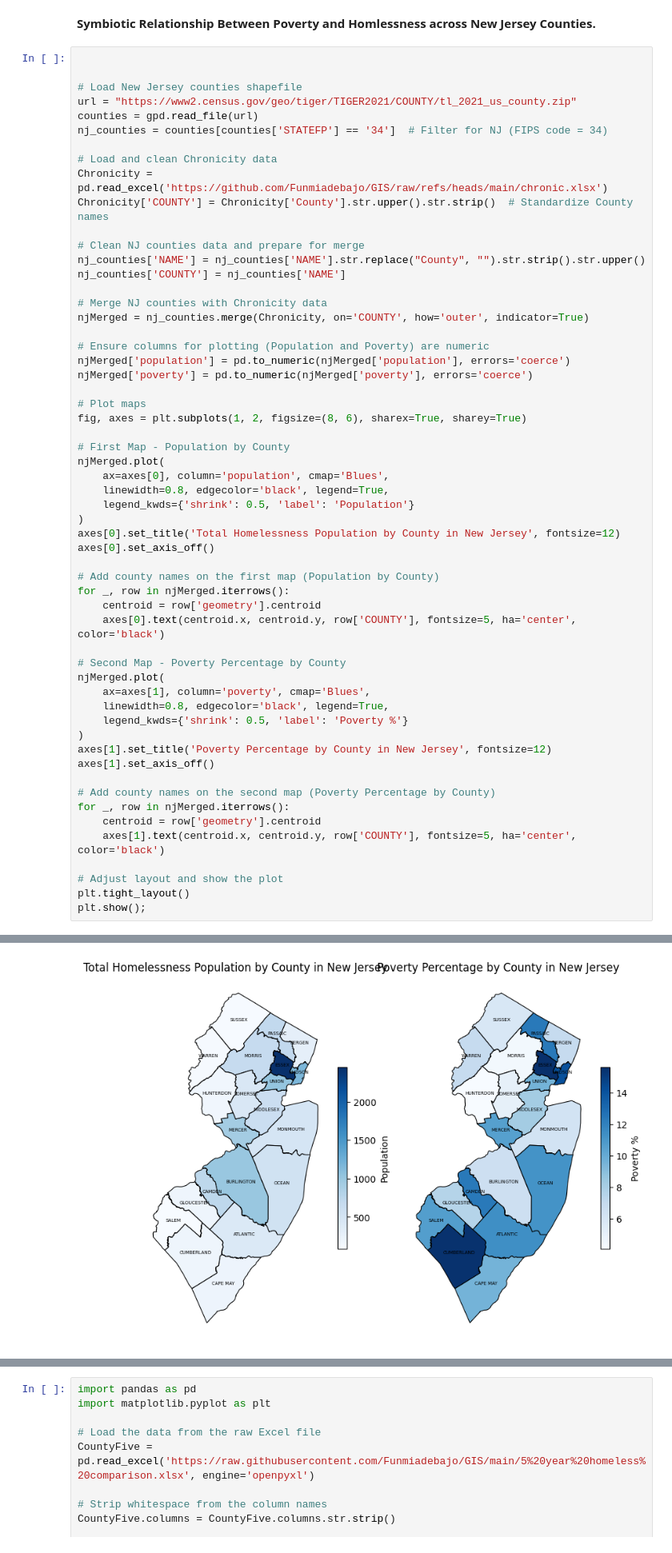
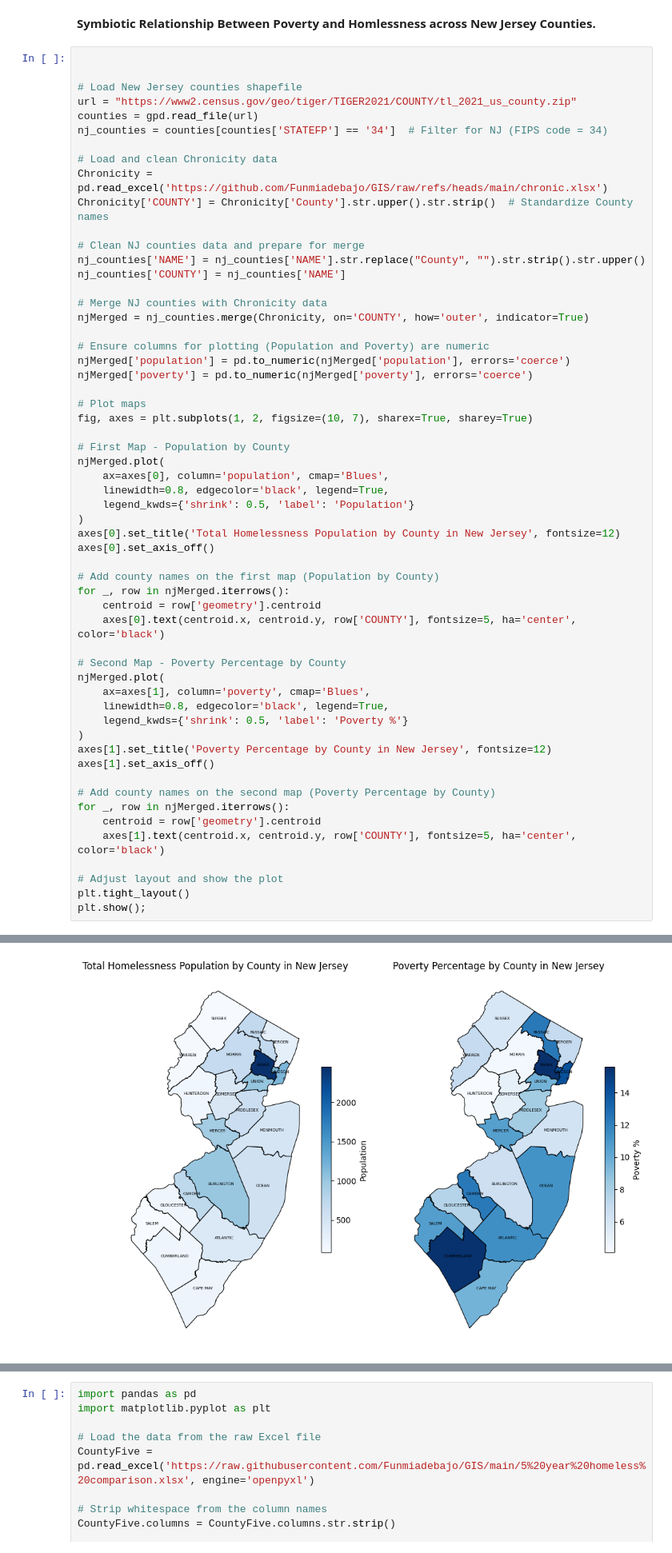
Before and after one commit to Funmiadebajo/GIS, a Jupyter notebook: PS4.ipynb, the cells around one changed output, grey strips where cells are left out. Shown at 80% size. Cells and saved outputs as stored; diff of their text form.

```diff
--- a/PS4.ipynb
+++ b/PS4.ipynb
@@ -68,7 +71,7 @@ njMerged['population'] = pd.to_numeric(njMerged['population'], errors='coerce')
 njMerged['poverty'] = pd.to_numeric(njMerged['poverty'], errors='coerce')
 
 # Plot maps
-fig, axes = plt.subplots(1, 2, figsize=(8, 6), sharex=True, sharey=True)
+fig, axes = plt.subplots(1, 2, figsize=(10, 7), sharex=True, sharey=True)
 
 # First Map - Population by County
 njMerged.plot(
@@ -85,32 +88,32 @@ for _, row in njMerged.iterrows():
     axes[0].text(centroid.x, centroid.y, row['COUNTY'], fontsize=5, ha='center', color='black')
 
 # Second Map - Poverty Percentage by County
 njMerged.plot(
     ax=axes[1], column='poverty', cmap='Blues',
     linewidth=0.8, edgecolor='black', legend=True,
     legend_kwds={'shrink': 0.5, 'label': 'Poverty %'}
 )
 axes[1].set_title('Poverty Percentage by County in New Jersey', fontsize=12)
 axes[1].set_axis_off()
 
 # Add county names on the second map (Poverty Percentage by County)
 for _, row in njMerged.iterrows():
     centroid = row['geometry'].centroid
     axes[1].text(centroid.x, centroid.y, row['COUNTY'], fontsize=5, ha='center', color='black')
 
 # Adjust layout and show the plot
 plt.tight_layout()
 plt.show();
 # %% [output]
 A value is trying to be set on a copy of a slice from a DataFrame.
 Try using .loc[row_indexer,col_indexer] = value instead
 
 See the caveats in the documentation: https://pandas.pydata.org/pandas-docs/stable/user_guide/indexing.html#returning-a-view-versus-a-copy
   super().__setitem__(key, value)
 A value is trying to be set on a copy of a slice from a DataFrame.
 Try using .loc[row_indexer,col_indexer] = value instead
 
 See the caveats in the documentation: https://pandas.pydata.org/pandas-docs/stable/user_guide/indexing.html#returning-a-view-versus-a-copy
   super().__setitem__(key, value)
-[figure, old version]
+[figure, new version]
 # %% [markdown]
```
Also changed, not shown: parts of 17 cells of this notebook.
